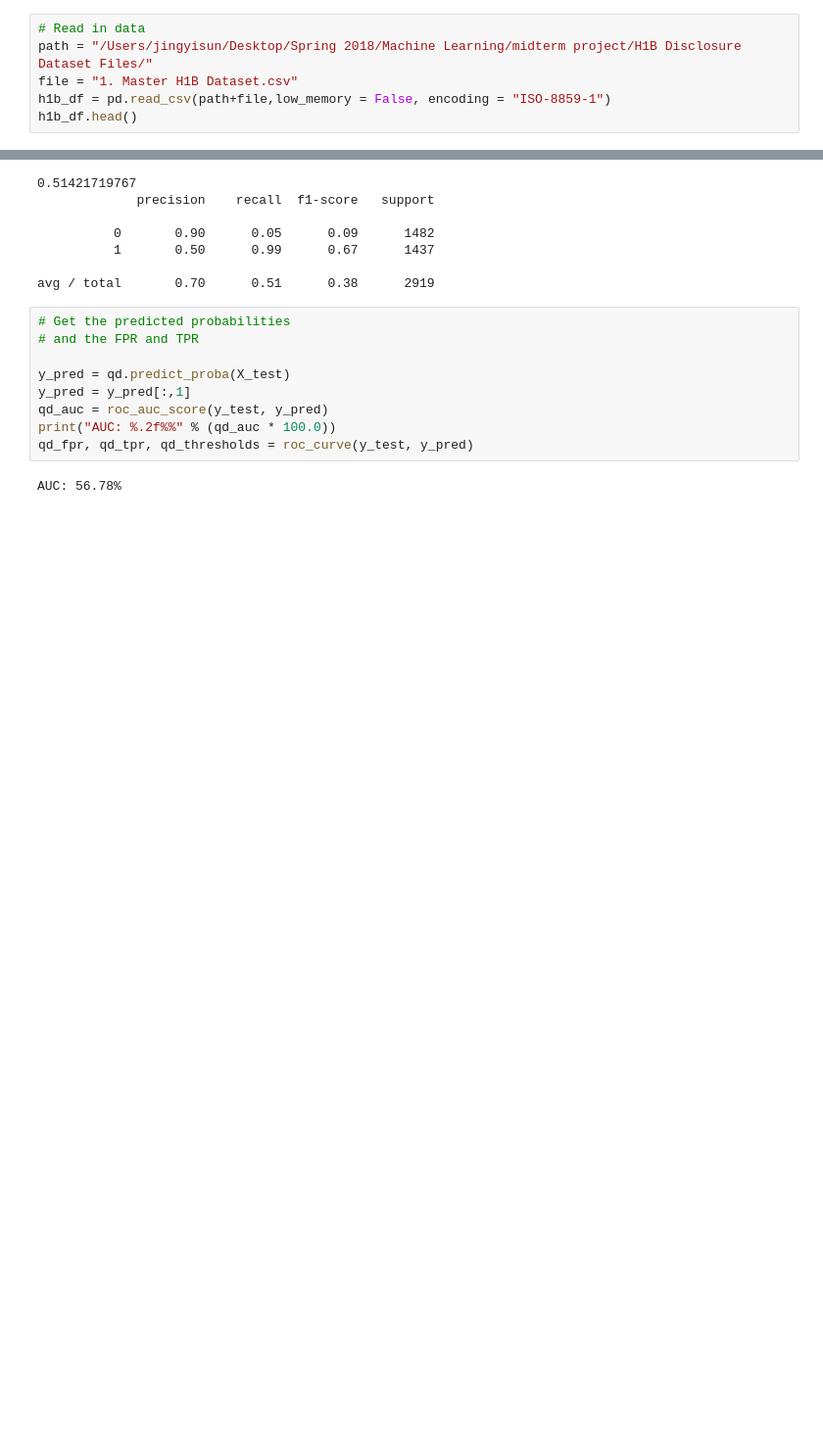
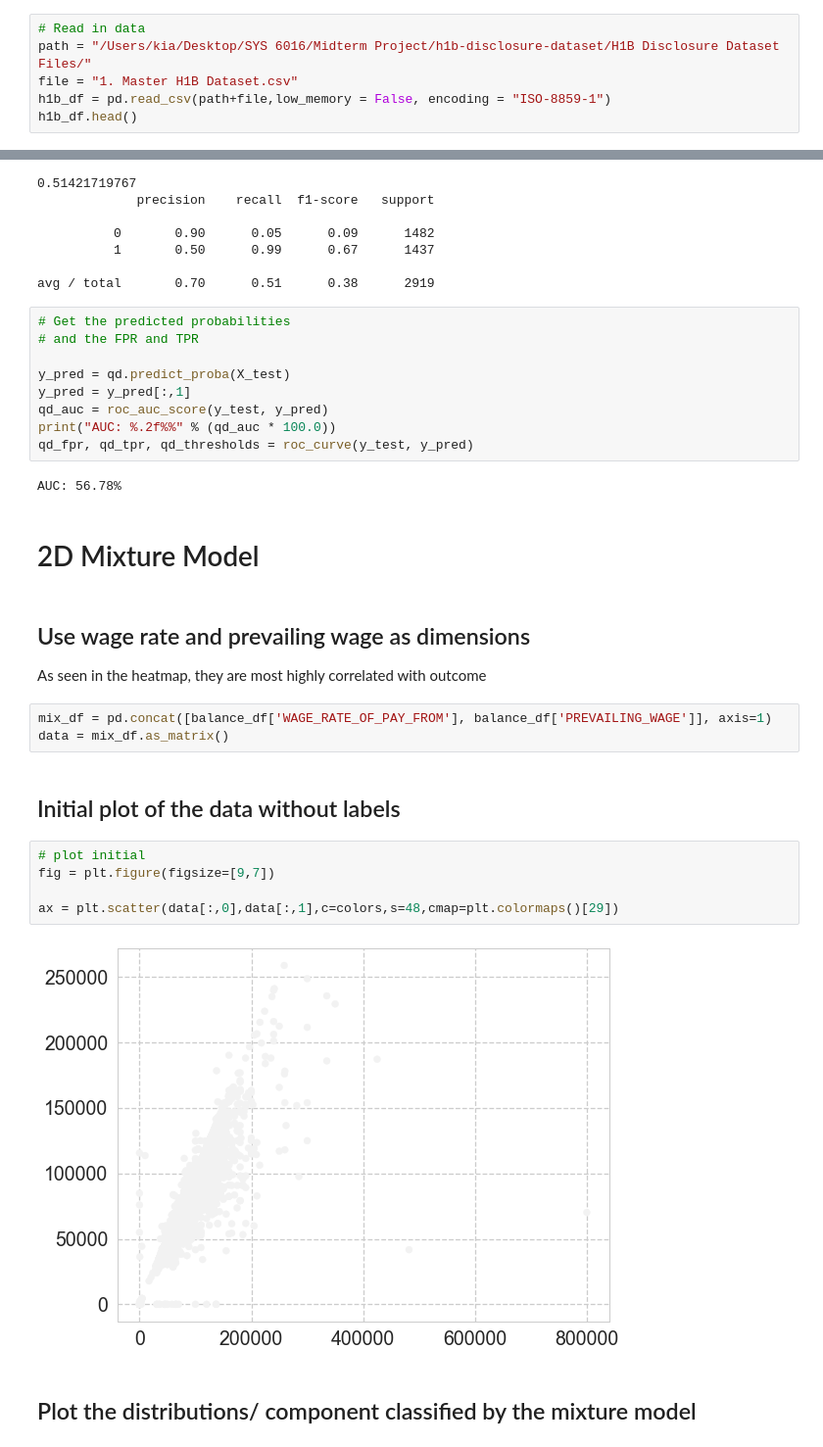
Before and after one commit to Kia0615/H1B_Bayesian, a Jupyter notebook: ML Midterm Project.ipynb, the cells around one changed output, grey strips where cells are left out. Shown at 98% size. Drawn from its saved outputs; the diff is of its cells as text; blank space fills up the shorter version.

```diff
--- a/ML Midterm Project.ipynb
+++ b/ML Midterm Project.ipynb
@@ -24,7 +31,7 @@ warnings.filterwarnings('ignore')
 %matplotlib inline
 # %%
 # Read in data
-path = "/Users/jingyisun/Desktop/Spring 2018/Machine Learning/midterm project/H1B Disclosure Dataset Files/"
+path = "/Users/kia/Desktop/SYS 6016/Midterm Project/h1b-disclosure-dataset/H1B Disclosure Dataset Files/"
 file = "1. Master H1B Dataset.csv"
 h1b_df = pd.read_csv(path+file,low_memory = False, encoding = "ISO-8859-1")
 h1b_df.head()
@@ -636,3 +628,22 @@ print("AUC: %.2f%%" % (qd_auc * 100.0))
 qd_fpr, qd_tpr, qd_thresholds = roc_curve(y_test, y_pred)
 # %% [output]
 AUC: 56.78%
+# %% [markdown]
+# 2D Mixture Model
+# %% [markdown]
+## Use wage rate and prevailing wage as dimensions
+As seen in the heatmap, they are most highly correlated with outcome
+# %%
+mix_df = pd.concat([balance_df['WAGE_RATE_OF_PAY_FROM'], balance_df['PREVAILING_WAGE']], axis=1)
+data = mix_df.as_matrix()
+# %% [markdown]
+## Initial plot of the data without labels
+# %%
+# plot initial
+fig = plt.figure(figsize=[9,7])
+
+ax = plt.scatter(data[:,0],data[:,1],c=colors,s=48,cmap=plt.colormaps()[29])
+# %% [output]
+[figure, added]
+# %% [markdown]
+## Plot the distributions/ component classified by the mixture model
```
Also changed, not shown: parts of 13 cells of this notebook, 2 other files.
